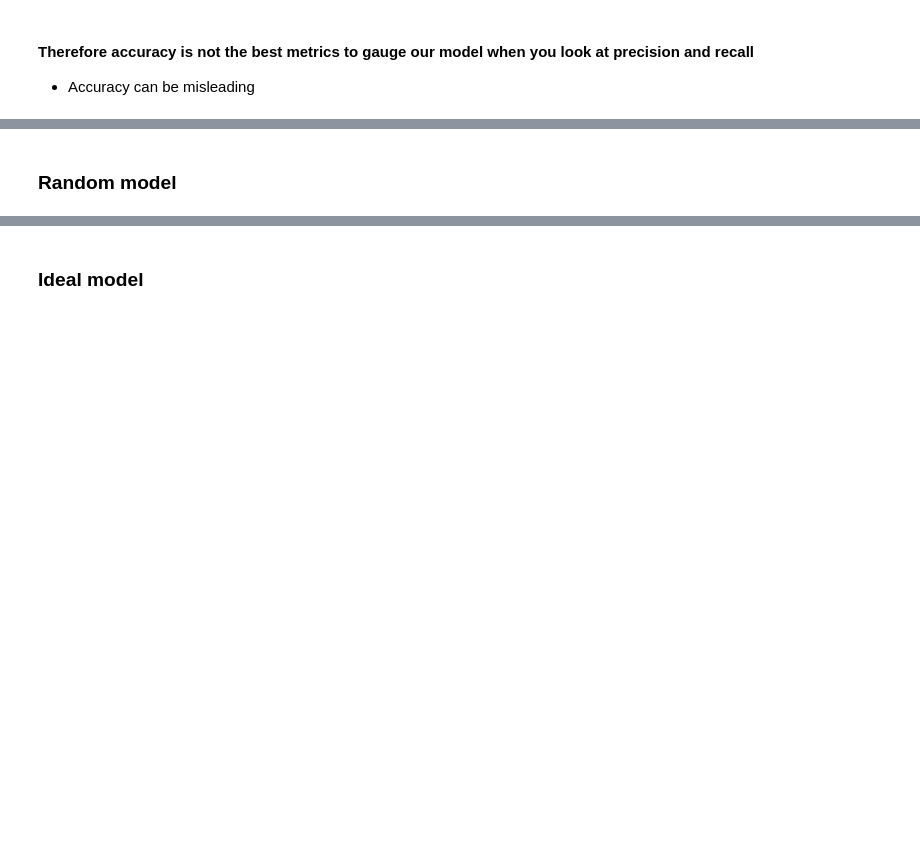
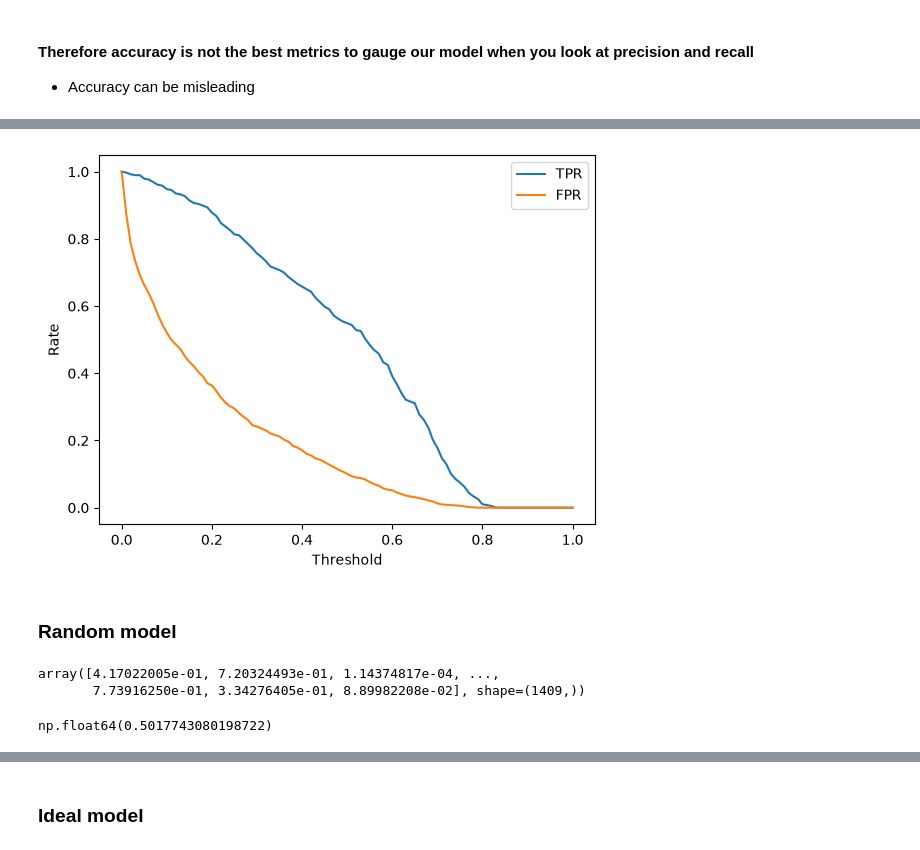
Before and after one commit to Gachaupatrick/machine-learning-zoomcamp-homework-, a Jupyter notebook: 04-Evaluation/Evaluation.ipynb, the cells around one changed output, grey strips where cells are left out. Cells and saved outputs as stored; diff of their text form; code cells hidden in the pictures; blank space fills up the shorter version.

Commit message:
ROC Curve

```diff
--- a/04-Evaluation/Evaluation.ipynb
+++ b/04-Evaluation/Evaluation.ipynb
@@ -285,0 +307,22 @@ np.float64(0.5492227979274611)
+# %%
+thresholds = np.linspace(0, 1, 101)
+
+scores = []
+
+for t in thresholds:
+    actual_positive = (y_val == 1)
+    actual_negative = (y_val == 0)
+
+    pred_negative = (y_pred < t)
+    pred_positive = (y_pred >= t)
+
+    tp = (pred_positive & actual_positive).sum()
+    tn = (pred_negative & actual_negative).sum()
+    fp = (pred_positive & actual_negative).sum()
+    fn = (pred_negative & actual_positive).sum()
+
+    scores.append((t,tp,fp,fn,tn))
+# %%
+columns=['threshold','true_positive','false_positive','false_negative','true_negative']
+df_scores = pd.DataFrame(scores, columns=columns)
+df_scores
@@ -285,0 +358,3 @@ np.float64(0.5492227979274611)
+# %%
+df_scores['tpr'] = df_scores.true_positive/(df_scores.true_positive + df_scores.false_negative)
+df_scores['fpr'] = df_scores.false_positive/(df_scores.false_positive + df_scores.true_negative)
@@ -286,2 +376,23 @@ np.float64(0.5492227979274611)
+# %%
+plt.plot(df_scores.threshold, df_scores.tpr, label='TPR')
+plt.plot(df_scores.threshold, df_scores.fpr, label='FPR')
+plt.xlabel('Threshold')
+plt.ylabel('Rate')
+plt.legend()
+plt.show()
+# %% [output]
+[figure, added]
 # %% [markdown]
 ### Random model
+# %%
+np.random.seed(1)
+y_rand = np.random.uniform(0,1, size=len(y_val))
+y_rand
+# %% [output]
+array([4.17022005e-01, 7.20324493e-01, 1.14374817e-04, ...,
+       7.73916250e-01, 3.34276405e-01, 8.89982208e-02], shape=(1409,))
+# %%
+#what is the accuracy for this model? It should be around 0.5, since it is a random model
+((y_rand >= 0.5) == y_val).mean()
+# %% [output]
+np.float64(0.5017743080198722)
```
Also changed, not shown: parts of 34 cells of this notebook.
